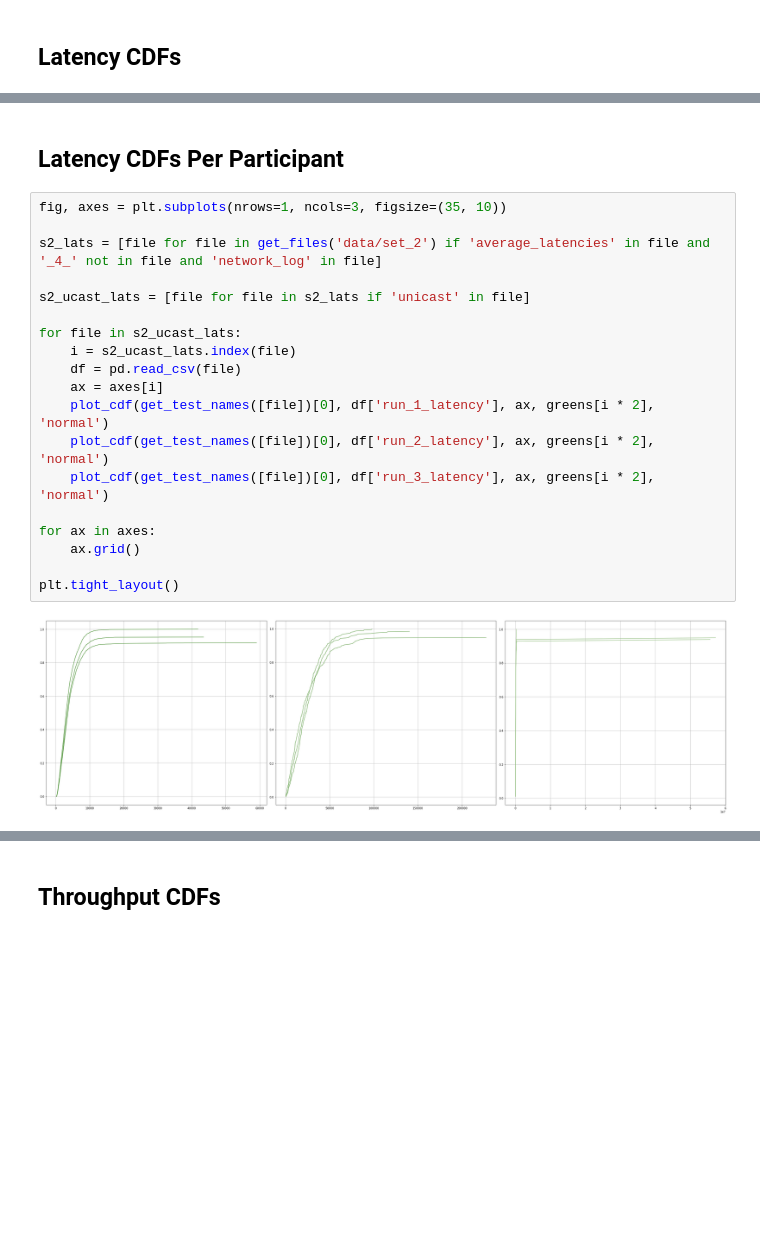
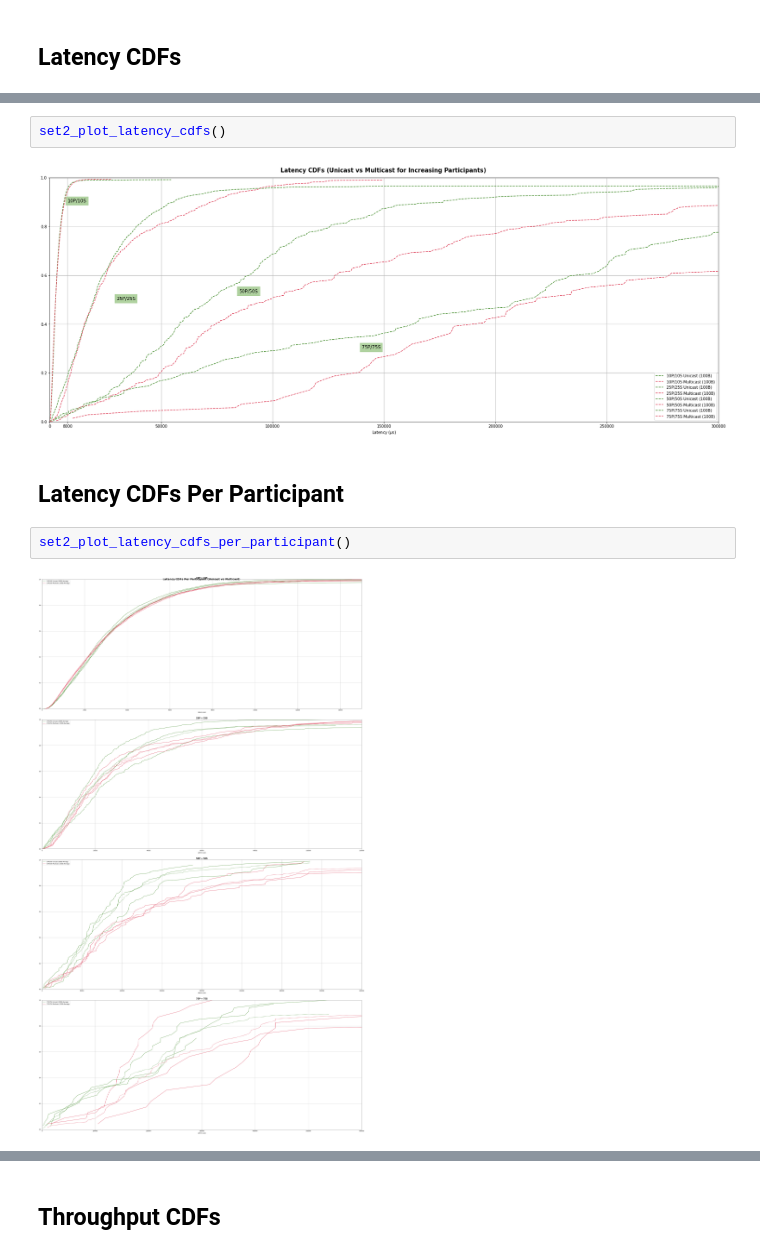
Before and after one commit to Blitz3r123/PATS-Data-Processing, a Jupyter notebook: Complete Analysis.ipynb, the cells around one changed output, grey strips where cells are left out. Cells and saved outputs as stored; diff of their text form; blank space fills up the shorter version.

```diff
--- a/Complete Analysis.ipynb
+++ b/Complete Analysis.ipynb
@@ -274,23 +214,10 @@ plt.tight_layout()
+# %%
+set2_plot_latency_cdfs()
+# %% [output]
+[figure, added]
 # %% [markdown]
 ## Latency CDFs Per Participant <a class="anchor" id="s2-latency-cdfs-per-participant"></a>
-# %%
-fig, axes = plt.subplots(nrows=1, ncols=3, figsize=(35, 10))
-
-s2_lats = [file for file in get_files('data/set_2') if 'average_latencies' in file and '_4_' not in file and 'network_log' in file]
-
-s2_ucast_lats = [file for file in s2_lats if 'unicast' in file]
-
-for file in s2_ucast_lats:
-    i = s2_ucast_lats.index(file)
-    df = pd.read_csv(file)
-    ax = axes[i]
-    plot_cdf(get_test_names([file])[0], df['run_1_latency'], ax, greens[i * 2], 'normal')
-    plot_cdf(get_test_names([file])[0], df['run_2_latency'], ax, greens[i * 2], 'normal')
-    plot_cdf(get_test_names([file])[0], df['run_3_latency'], ax, greens[i * 2], 'normal')
-
-for ax in axes:
-    ax.grid()
-
-plt.tight_layout()
-# %% [output]
-[figure, removed]
+# %%
+set2_plot_latency_cdfs_per_participant()
+# %% [output]
+[figure, added]
```
Also changed, not shown: parts of 10 cells of this notebook, 6 other files.
